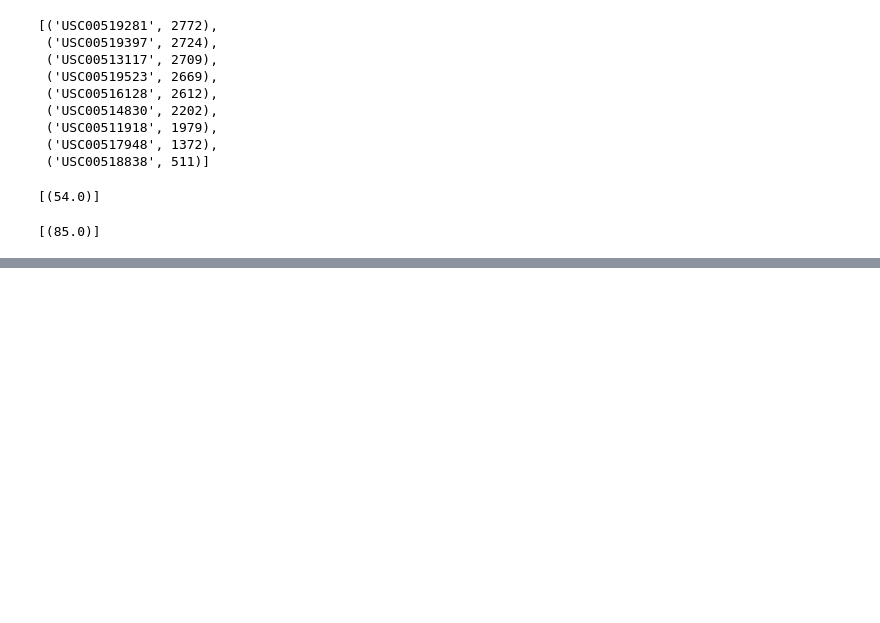
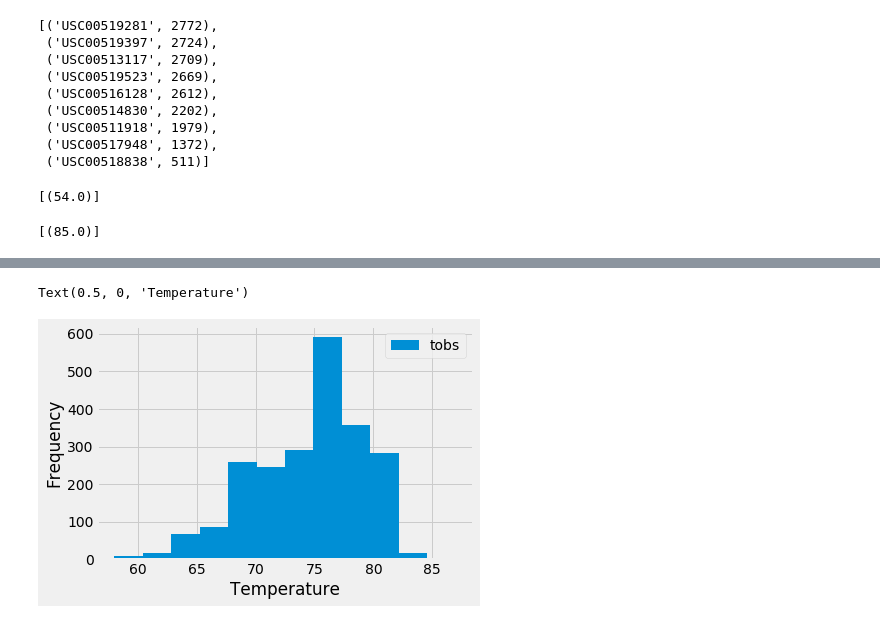
Before and after one commit to garrettsanders/sqlalchemy_challenge, a Jupyter notebook: Climate Analysis and Exploration/main.ipynb, the cells around one changed output, grey strips where cells are left out. Cells and saved outputs as stored; diff of their text form; code cells hidden in the pictures; blank space fills up the shorter version.

```diff
--- a/Climate Analysis and Exploration/main.ipynb
+++ b/Climate Analysis and Exploration/main.ipynb
@@ -213,2 +211,5 @@ WHERE measurement.station = (SELECT measurement.station AS measurement_station,
 # %%
-# Query the last 12 months of temperature observation data for this station and plot the results as a histogram
+# Query the last 12 months of temperature observation data for this station
+temp_recent_year = session.query(Measurement.station, Measurement.tobs).\
+    filter(Measurement.date > one_year_ago).all()
+temp_recent_year
@@ -214,0 +234,5 @@ WHERE measurement.station = (SELECT measurement.station AS measurement_station,
+# %%
+#Dataframe
+temp_recent_year_df = pd.DataFrame(temp_recent_year)
+
+temp_recent_year_df.set_index('station')
@@ -214,0 +254,7 @@ WHERE measurement.station = (SELECT measurement.station AS measurement_station,
+# %%
+#plot the results as a histogram
+temp_recent_year_df.plot(kind='hist', bins=12)
+plt.xlabel("Temperature")
+# %% [output]
+Text(0.5, 0, 'Temperature')
+[figure, added]
```
Also changed, not shown: parts of 10 cells of this notebook, 1 other file.
